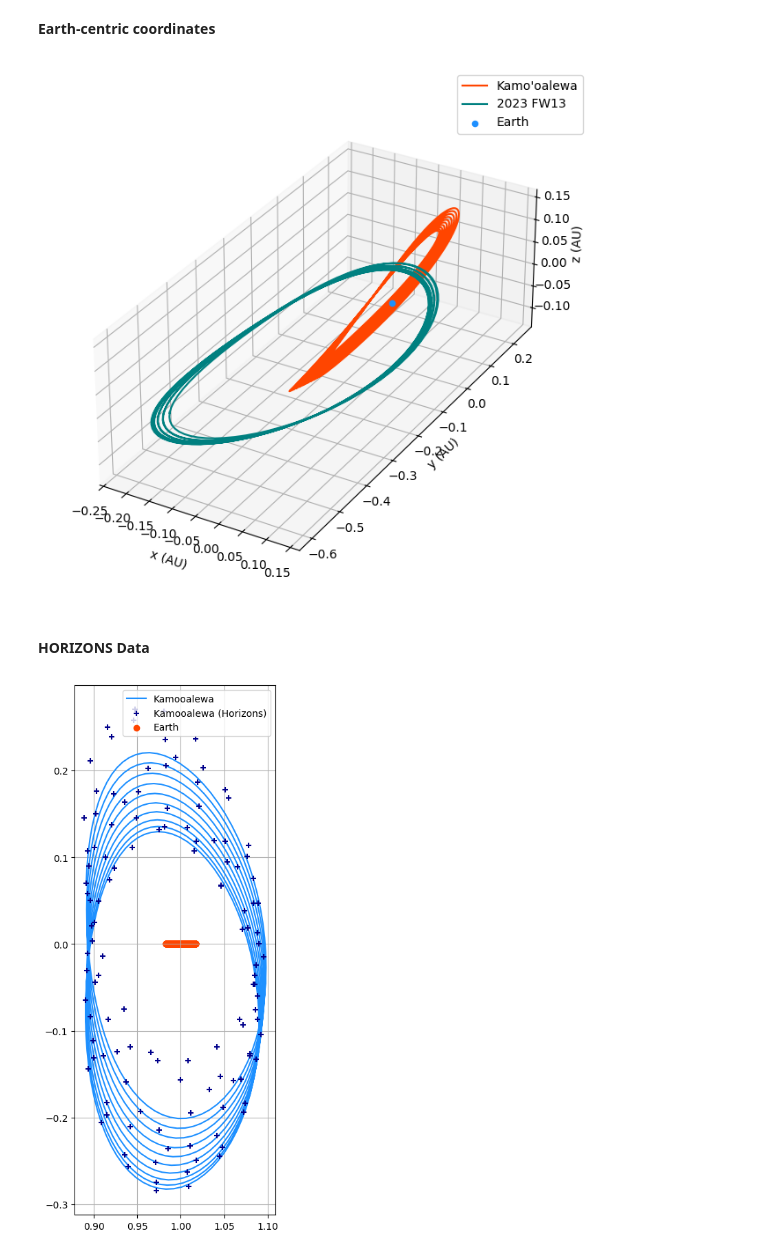
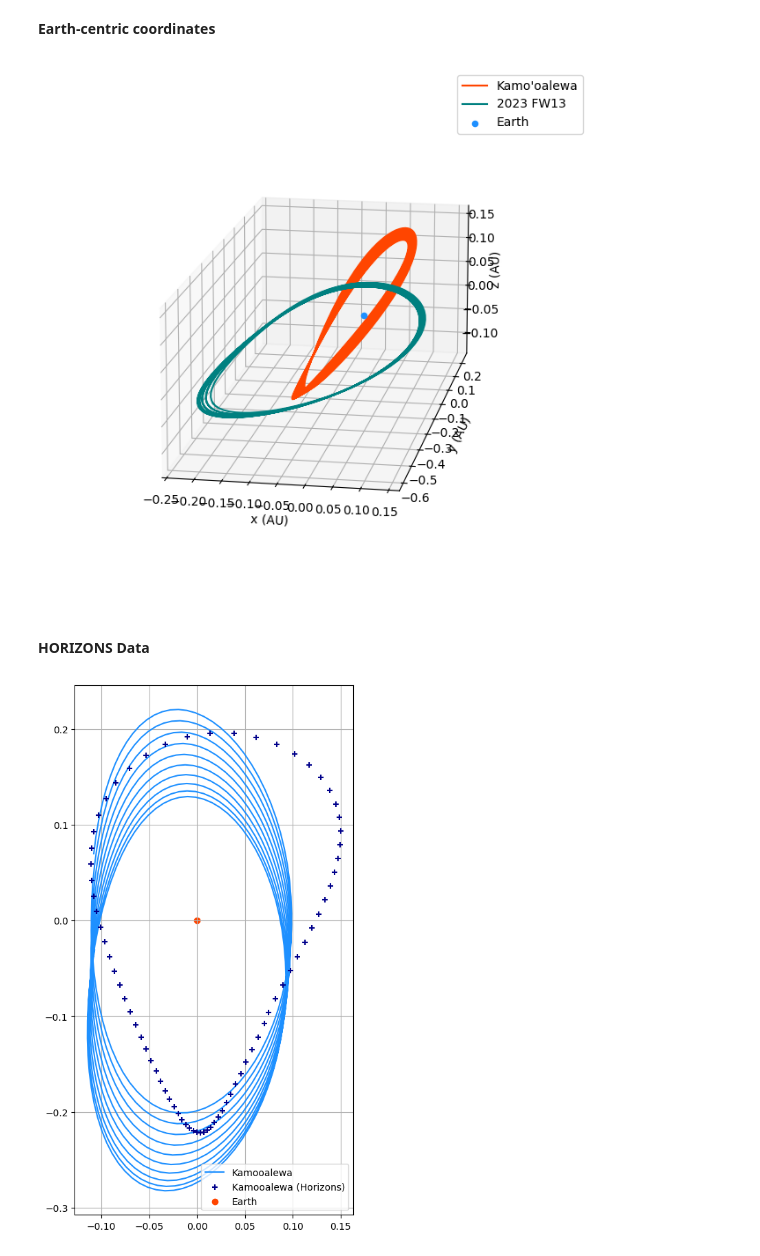
Before and after one commit to shami-momo/Workspace, a Jupyter notebook: solar_astro/my/kamooalewa.ipynb, the cells around one changed output. Drawn from its saved outputs; the diff is of its cells as text; code cells hidden in the pictures.

```diff
--- a/solar_astro/my/kamooalewa.ipynb
+++ b/solar_astro/my/kamooalewa.ipynb
@@ -50,6 +50,7 @@ ax.plot(x_rot_k, y_rot_k, z_rot_k, label='Kamo\'oalewa', color='orangered')
 ax.plot(x_rot_f, y_rot_f, z_rot_f, label='2023 FW13', color='teal')
 ax.scatter(0, 0, 0, label='Earth', color='dodgerblue')
 
+ax.view_init(elev=15, azim=-80)
 ax.set_aspect('equal')
 ax.set_xlabel('x (AU)')
 ax.set_ylabel('y (AU)')
@@ -58,40 +59,53 @@ ax.legend()
 ax.grid(True)
 plt.show()
 # %% [output]
-[figure, old version]
+[figure, new version]
 # %% [markdown]
 **HORIZONS Data**
 # %%
 from astroquery.jplhorizons import Horizons
 import numpy as np
 
+from astropy.time import Time
+import numpy as np
+from astroquery.jplhorizons import Horizons
+
 start_jd = 2458400.5
-duration_yrs = 50
-epochs = start_jd + np.arange(0, duration_yrs * 365.25, 150)
+duration_yrs = 1
+stop_jd = start_jd + (duration_yrs * 365.25)
 
-obj_kam = Horizons(id='469219', location='@sun', epochs=epochs)
-vec_kam = obj_kam.vectors()
+start_iso = Time(start_jd, format='jd').iso.split()[0]
+stop_iso = Time(stop_jd, format='jd').iso.split()[0]
 
-obj_ear = Horizons(id='3', location='@sun', epochs=epochs)
-vec_ear = obj_ear.vectors()
+epochs = {
+    'start': start_iso,
+    'stop': stop_iso,
+    'step': '5d'
+}
 
-k_real_x, k_real_y = np.array(vec_kam['x']), np.array(vec_kam['y'])
-e_real_x, e_real_y = np.array(vec_ear['x']), np.array(vec_ear['y'])
+obj_k = Horizons(id='469219', location='10', epochs=epochs)
+vec_k = obj_k.vectors(refplane='ecliptic')
 
-theta_real = np.arctan2(e_real_y, e_real_x)
+obj_e = Horizons(id='399', location='10', epochs=epochs)
+vec_e = obj_e.vectors(refplane='ecliptic')
 
-k_real_x_rot = k_real_x * np.cos(theta_real) + k_real_y * np.sin(theta_real)
-k_real_y_rot = -k_real_x * np.sin(theta_real) + k_real_y * np.cos(theta_real)
+x_real_k, y_real_k = np.array(vec_k['x']), np.array(vec_k['y'])
+x_real_e, y_real_e = np.array(vec_e['x']), np.array(vec_e['y'])
+
+theta_real = np.arctan2(y_real_e, x_real_e)
+
+x_rot_k_real = x_real_k * np.cos(theta_real) + y_real_k * np.sin(theta_real) - (x_real_e * np.cos(theta_real) + y_real_e * np.sin(theta_real))
+y_rot_k_real = -x_real_k * np.sin(theta_real) + y_real_k * np.cos(theta_real)
 # %%
 plt.figure(figsize=(10, 10))
 
-plt.plot(kam_x_rot, kam_y_rot, label='Kamooalewa', color='dodgerblue')
-plt.scatter(k_real_x_rot, k_real_y_rot, label='Kamooalewa (Horizons)', color='darkblue', marker='+', s=30, zorder=5)
-plt.scatter(ear_x_rot, ear_y_rot, label='Earth', color='orangered')
+plt.plot(x_rot_k, y_rot_k, label='Kamooalewa', color='dodgerblue')
+plt.scatter(x_rot_k_real, y_rot_k_real, label='Kamooalewa (Horizons)', color='darkblue', marker='+', s=30, zorder=5)
+plt.scatter(0, 0, label='Earth', color='orangered')
 
 plt.gca().set_aspect('equal')
 plt.legend()
 plt.grid(True)
 plt.show()
 # %% [output]
-[figure, old version]
+[figure, new version]
```
